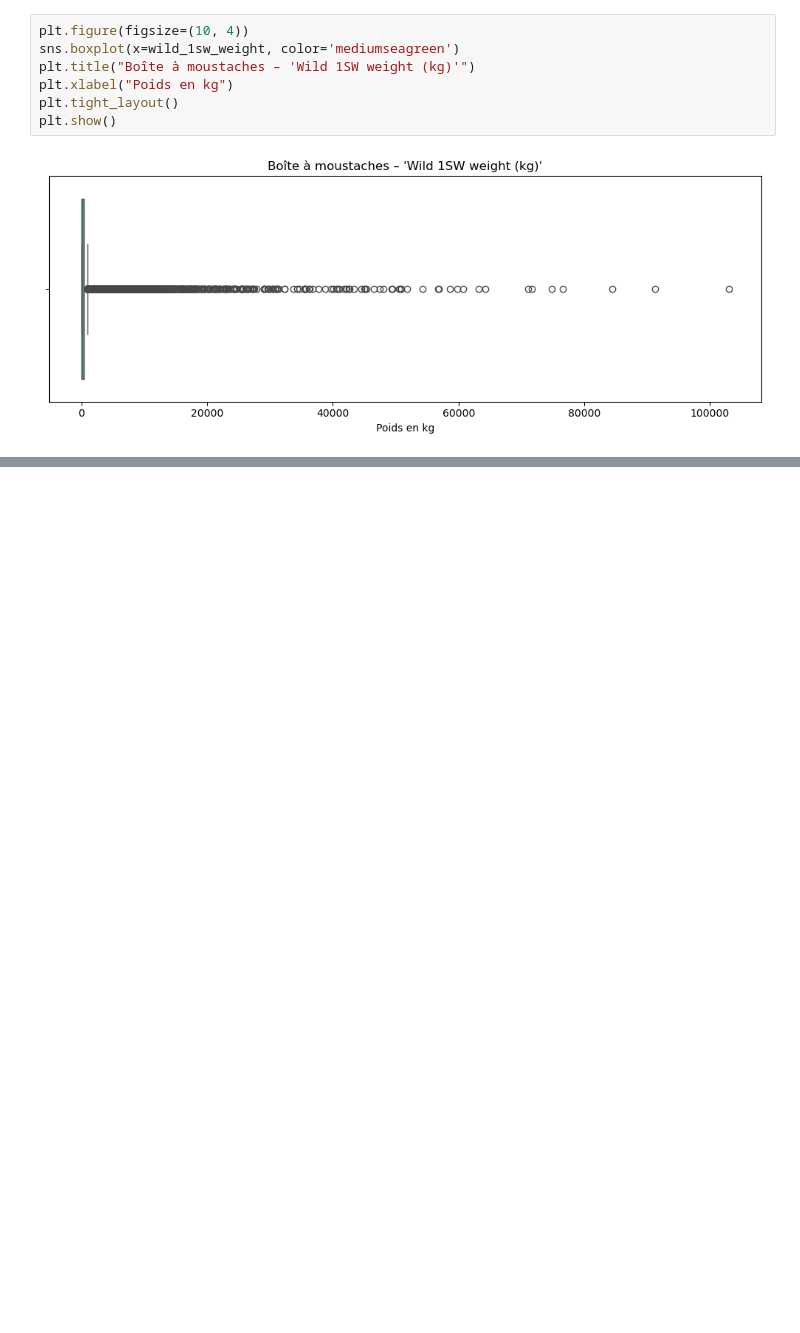
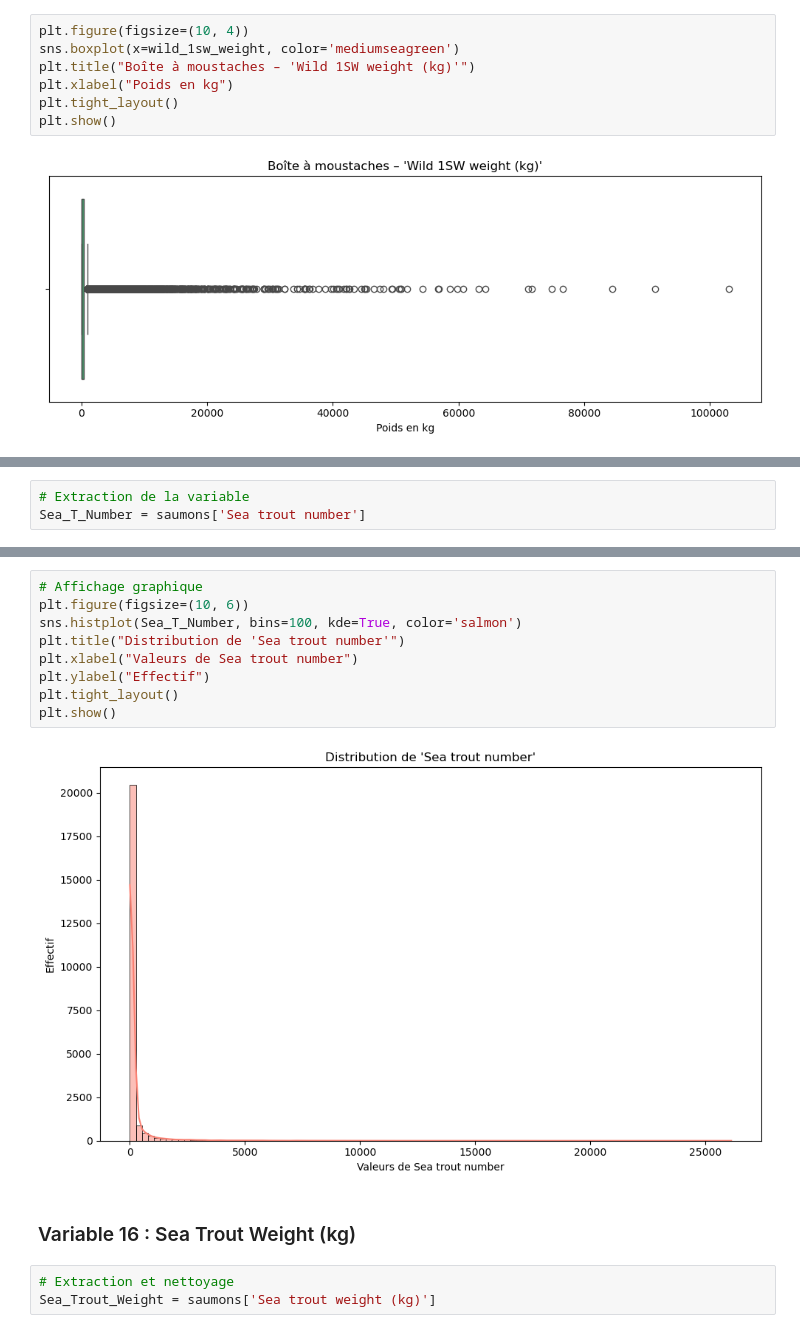
Before and after one commit to F1golfin/projet_stat, a Jupyter notebook: Etude_statistique_Saumons.ipynb, the cells around one changed output, grey strips where cells are left out. Saved outputs shown, nothing was run; the diff lists cells and outputs as text; blank space fills up the shorter version.

Commit message:
Codes analyses dernières variables, reste à commenter chaque analyse

```diff
--- a/Etude_statistique_Saumons.ipynb
+++ b/Etude_statistique_Saumons.ipynb
@@ -840,0 +843,3 @@ plt.show()
+# %%
+# Extraction de la variable
+Sea_T_Number = saumons['Sea trout number']
@@ -840,0 +872,16 @@ plt.show()
+# %%
+# Affichage graphique
+plt.figure(figsize=(10, 6))
+sns.histplot(Sea_T_Number, bins=100, kde=True, color='salmon')
+plt.title("Distribution de 'Sea trout number'")
+plt.xlabel("Valeurs de Sea trout number")
+plt.ylabel("Effectif")
+plt.tight_layout()
+plt.show()
+# %% [output]
+[figure, added]
+# %% [markdown]
+### Variable 16 : Sea Trout Weight (kg)
+# %%
+# Extraction et nettoyage
+Sea_Trout_Weight = saumons['Sea trout weight (kg)']
```
Also changed, not shown: parts of 25 cells of this notebook.
